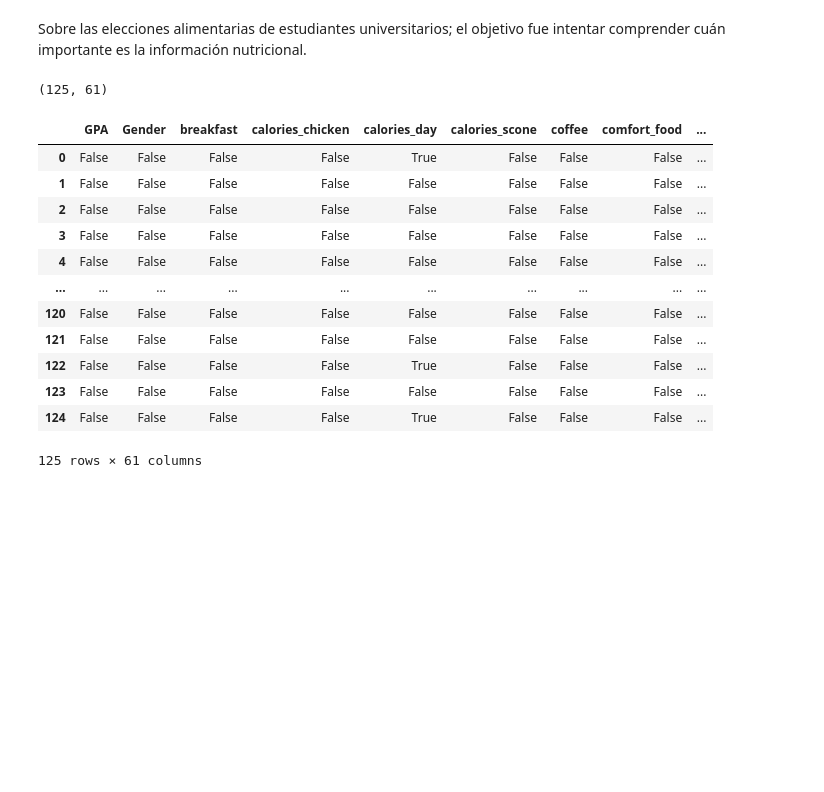
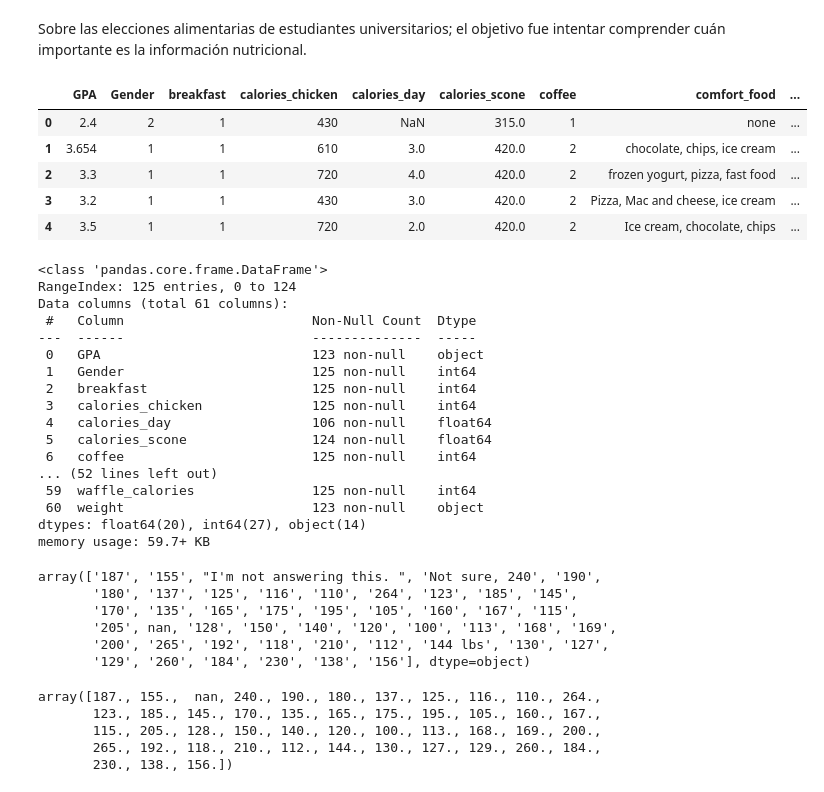
Before and after one commit to ByTermi/LearningPandas, a Jupyter notebook: food_choices.ipynb, the cells around one changed output. Drawn from its saved outputs; the diff is of its cells as text; code cells hidden in the pictures; blank space fills up the shorter version.

```diff
--- a/food_choices.ipynb
+++ b/food_choices.ipynb
@@ -6,22 +29,50 @@ import numpy as np
 # %%
 df = pd.read_csv('food_coded.csv')
 # %%
-df.shape
+pd.set_option('display.max_columns', None)
+df.head()
 # %% [output]
-(125, 61)
+|  | GPA | Gender | breakfast | calories_chicken | calories_day | calories_scone | coffee | comfort_food | ... |
+| 0 | 2.4 | 2 | 1 | 430 | NaN | 315.0 | 1 | none | ... |
+| 1 | 3.654 | 1 | 1 | 610 | 3.0 | 420.0 | 2 | chocolate, chips, ice cream | ... |
+| 2 | 3.3 | 1 | 1 | 720 | 4.0 | 420.0 | 2 | frozen yogurt, pizza, fast food | ... |
+| 3 | 3.2 | 1 | 1 | 430 | 3.0 | 420.0 | 2 | Pizza, Mac and cheese, ice cream | ... |
+| 4 | 3.5 | 1 | 1 | 720 | 2.0 | 420.0 | 2 | Ice cream, chocolate, chips | ... |
 # %%
-df.isna()
+df.info()
 # %% [output]
-|  | GPA | Gender | breakfast | calories_chicken | calories_day | calories_scone | coffee | comfort_food | ... |
-| 0 | False | False | False | False | True | False | False | False | ... |
-| 1 | False | False | False | False | False | False | False | False | ... |
-| 2 | False | False | False | False | False | False | False | False | ... |
-| 3 | False | False | False | False | False | False | False | False | ... |
-| 4 | False | False | False | False | False | False | False | False | ... |
-| ... | ... | ... | ... | ... | ... | ... | ... | ... | ... |
-| 120 | False | False | False | False | False | False | False | False | ... |
-| 121 | False | False | False | False | False | False | False | False | ... |
-| 122 | False | False | False | False | True | False | False | False | ... |
-| 123 | False | False | False | False | False | False | False | False | ... |
-| 124 | False | False | False | False | True | False | False | False | ... |
-125 rows × 61 columns
+<class 'pandas.core.frame.DataFrame'>
+RangeIndex: 125 entries, 0 to 124
+Data columns (total 61 columns):
+ #   Column                        Non-Null Count  Dtype
+---  ------                        --------------  -----
+ 0   GPA                           123 non-null    object
+ 1   Gender                        125 non-null    int64
+ 2   breakfast                     125 non-null    int64
+ 3   calories_chicken              125 non-null    int64
+ 4   calories_day                  106 non-null    float64
+ 5   calories_scone                124 non-null    float64
+ 6   coffee                        125 non-null    int64
+... (52 lines left out)
+ 59  waffle_calories               125 non-null    int64
+ 60  weight                        123 non-null    object
+dtypes: float64(20), int64(27), object(14)
+memory usage: 59.7+ KB
+# %%
+df['weight'].unique()
+# %% [output]
+array(['187', '155', "I'm not answering this. ", 'Not sure, 240', '190',
+       '180', '137', '125', '116', '110', '264', '123', '185', '145',
+       '170', '135', '165', '175', '195', '105', '160', '167', '115',
+       '205', nan, '128', '150', '140', '120', '100', '113', '168', '169',
+       '200', '265', '192', '118', '210', '112', '144 lbs', '130', '127',
+       '129', '260', '184', '230', '138', '156'], dtype=object)
+# %%
+df['weight'] = df['weight'].apply(limpiar_peso)
+df['weight'].unique()
+# %% [output]
+array([187., 155.,  nan, 240., 190., 180., 137., 125., 116., 110., 264.,
+       123., 185., 145., 170., 135., 165., 175., 195., 105., 160., 167.,
+       115., 205., 128., 150., 140., 120., 100., 113., 168., 169., 200.,
+       265., 192., 118., 210., 112., 144., 130., 127., 129., 260., 184.,
+       230., 138., 156.])
```
Also changed, not shown: parts of 20 cells of this notebook, 3 other files.
